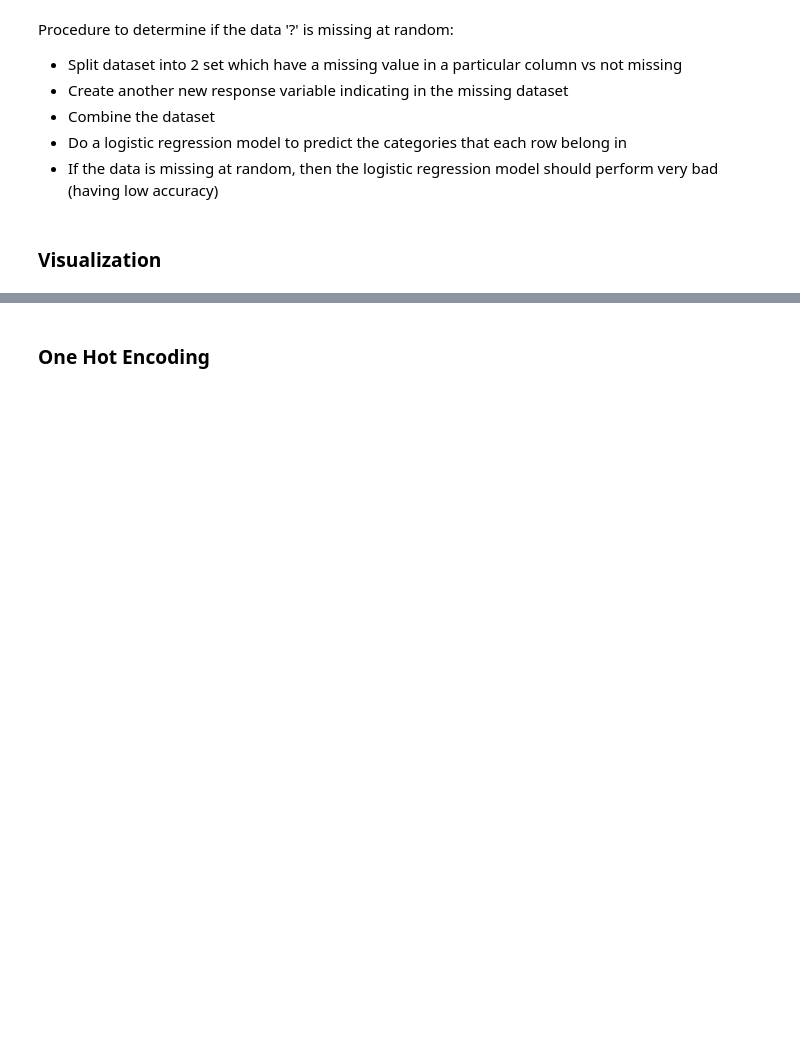
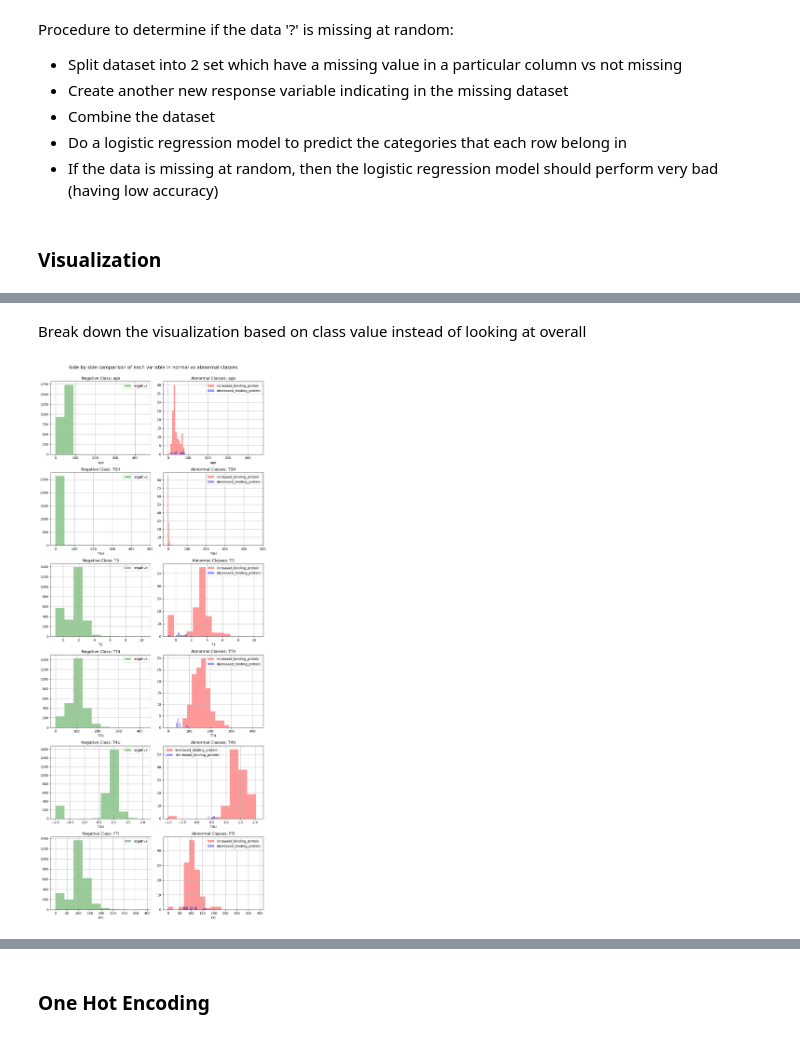
Before and after one commit to dflin96/UChicago-ADSP-31009-ON1-Machine-Learning-Predictive-Analytics-FnalProject-ThyroidDisease, a Jupyter notebook: ThyroidDisease.ipynb, the cells around one changed output, grey strips where cells are left out. Cells and saved outputs as stored; diff of their text form; code cells hidden in the pictures; blank space fills up the shorter version.

```diff
--- a/ThyroidDisease.ipynb
+++ b/ThyroidDisease.ipynb
@@ -613,0 +623,59 @@ print('Accuracy of logistic regression classifier on test set: {:.2f}'.format(lo
+# %% [markdown]
+Break down the visualization based on class value instead of looking at overall
+# %%
+# To create a plot with common big title across columns
+# Reference: https://stackoverflow.com/questions/40936729/matplotlib-title-spanning-two-or-any-number-of-subplot-columns
+
+# Instantiate the canvas that host the plot
+fig, axes = plt.subplots(
+    nrows=len(columns_with_continuous),
+    ncols=2,
+    figsize=[10, 25]
+)
+
+# Add suptitle
+fig.suptitle("Side by side comparison of each variable in normal vs abnormal classes",
+             fontsize='x-large',
+             y=0.96)
+
+# Separate class between negative and others
+# where I think negative are the data points that are not having disease,
+# versus others are those data points having issues
+abnormal_classes = list(df['class'].unique())
+abnormal_classes.remove('negative')
+# Define a color scheme for the graph per each class
+dict_of_key_class_value_color = dict(zip(abnormal_classes, ['r', 'b']))
+
+# Plot each row with separate x-axis but shared x within the row
+for count, column_with_continuous in enumerate(columns_with_continuous):
+    # Left subplot: negative class
+    df[df['class'] == 'negative'].hist(
+        column=column_with_continuous,
+        ax=axes[count][0],
+        color='g',
+        alpha=0.4
+    )
+    axes[count][0].set_title(f"Negative Class: {column_with_continuous}")
+    axes[count][0].set_xlabel(column_with_continuous)
+    axes[count][0].legend(["negative"])
+
+    # Right subplot: abnormal classes
+    for abnormal_class in abnormal_classes:
+        df[df['class'] == abnormal_class].hist(
+            column=column_with_continuous,
+            ax=axes[count][1],
+            color=dict_of_key_class_value_color[abnormal_class],
+            alpha=0.4
+        )
+    axes[count][1].set_title(f"Abnormal Classes: {column_with_continuous}")
+    axes[count][1].set_xlabel(column_with_continuous)
+    axes[count][1].legend(abnormal_classes)
+
+    # Ensure both subplots in the row share the same x-axis
+    axes[count][1].sharex(axes[count][0])  # Only sharing within the row
+
+# Adjust layout
+plt.tight_layout(rect=[0, 0, 1, 0.96])
+plt.show()
+# %% [output]
+[figure, added]
```
Also changed, not shown: parts of 28 cells of this notebook.
